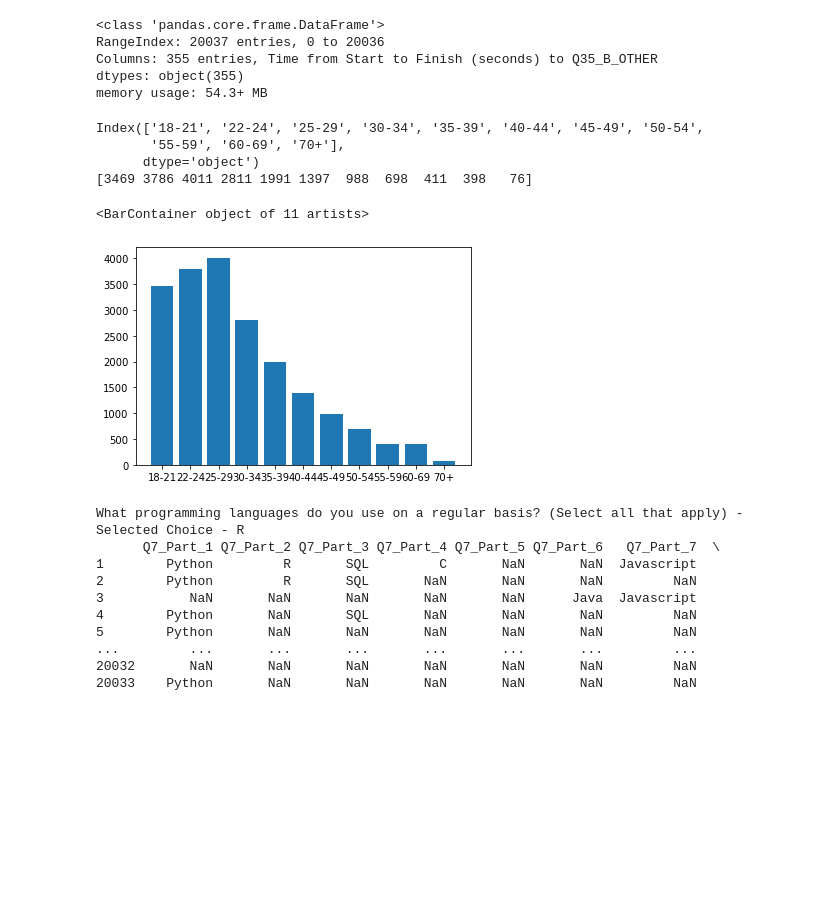
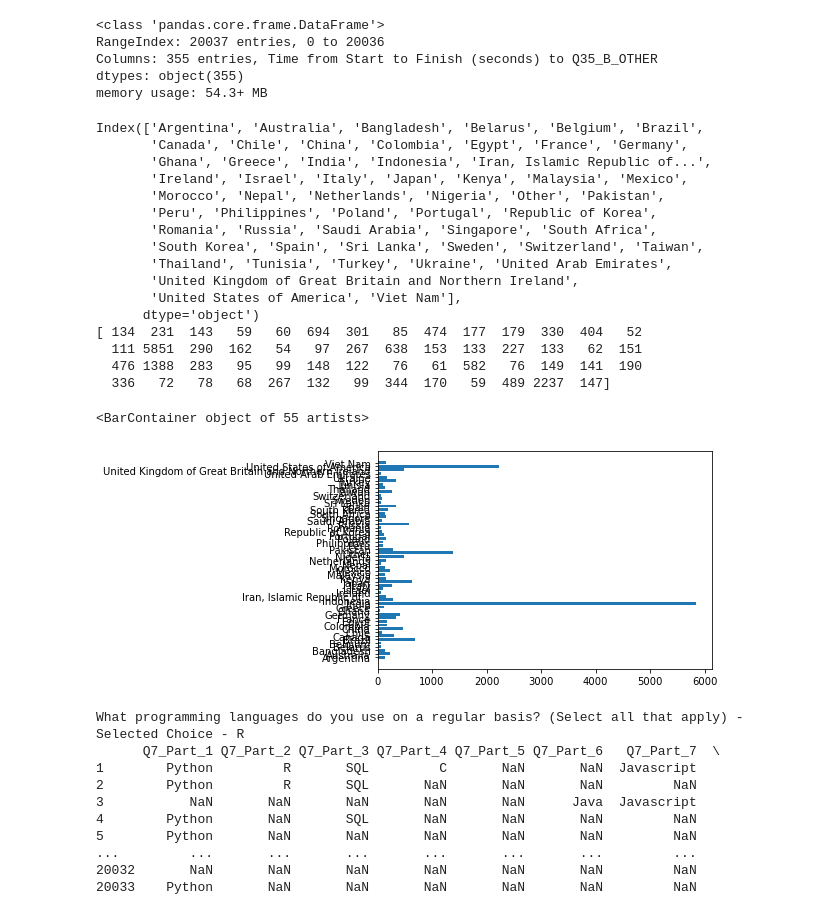
Before and after one commit to Kisooofficial/Android_project, a Jupyter notebook: kaggle.ipynb, the cells around one changed output. Saved outputs shown, nothing was run; the diff lists cells and outputs as text; code cells hidden in the pictures; blank space fills up the shorter version.

```diff
--- a/kaggle.ipynb
+++ b/kaggle.ipynb
@@ -34,17 +34,29 @@ Columns: 355 entries, Time from Start to Finish (seconds) to Q35_B_OTHER
 dtypes: object(355)
 memory usage: 54.3+ MB
 # %%
-q1_count = answer["Q1"].value_counts().sort_index()
+q1_count = answer["Q3"].value_counts().sort_index()
 print(q1_count.index)
 print(q1_count.values)
-plt.bar(q1_count.index, q1_count)
+plt.barh(q1_count.index, q1_count)
 # %% [output]
-Index(['18-21', '22-24', '25-29', '30-34', '35-39', '40-44', '45-49', '50-54',
-       '55-59', '60-69', '70+'],
+Index(['Argentina', 'Australia', 'Bangladesh', 'Belarus', 'Belgium', 'Brazil',
+       'Canada', 'Chile', 'China', 'Colombia', 'Egypt', 'France', 'Germany',
+       'Ghana', 'Greece', 'India', 'Indonesia', 'Iran, Islamic Republic of...',
+       'Ireland', 'Israel', 'Italy', 'Japan', 'Kenya', 'Malaysia', 'Mexico',
+       'Morocco', 'Nepal', 'Netherlands', 'Nigeria', 'Other', 'Pakistan',
+       'Peru', 'Philippines', 'Poland', 'Portugal', 'Republic of Korea',
+       'Romania', 'Russia', 'Saudi Arabia', 'Singapore', 'South Africa',
+       'South Korea', 'Spain', 'Sri Lanka', 'Sweden', 'Switzerland', 'Taiwan',
+       'Thailand', 'Tunisia', 'Turkey', 'Ukraine', 'United Arab Emirates',
+       'United Kingdom of Great Britain and Northern Ireland',
+       'United States of America', 'Viet Nam'],
       dtype='object')
-[3469 3786 4011 2811 1991 1397  988  698  411  398   76]
+[ 134  231  143   59   60  694  301   85  474  177  179  330  404   52
+  111 5851  290  162   54   97  267  638  153  133  227  133   62  151
+  476 1388  283   95   99  148  122   76   61  582   76  149  141  190
+  336   72   78   68  267  132   99  344  170   59  489 2237  147]
-<BarContainer object of 11 artists>
+<BarContainer object of 55 artists>
-[figure, old version]
+[figure, new version]
 # %%
 question_q7 = question.filter(regex = "Q7")
 print(question_q7[1])
```
